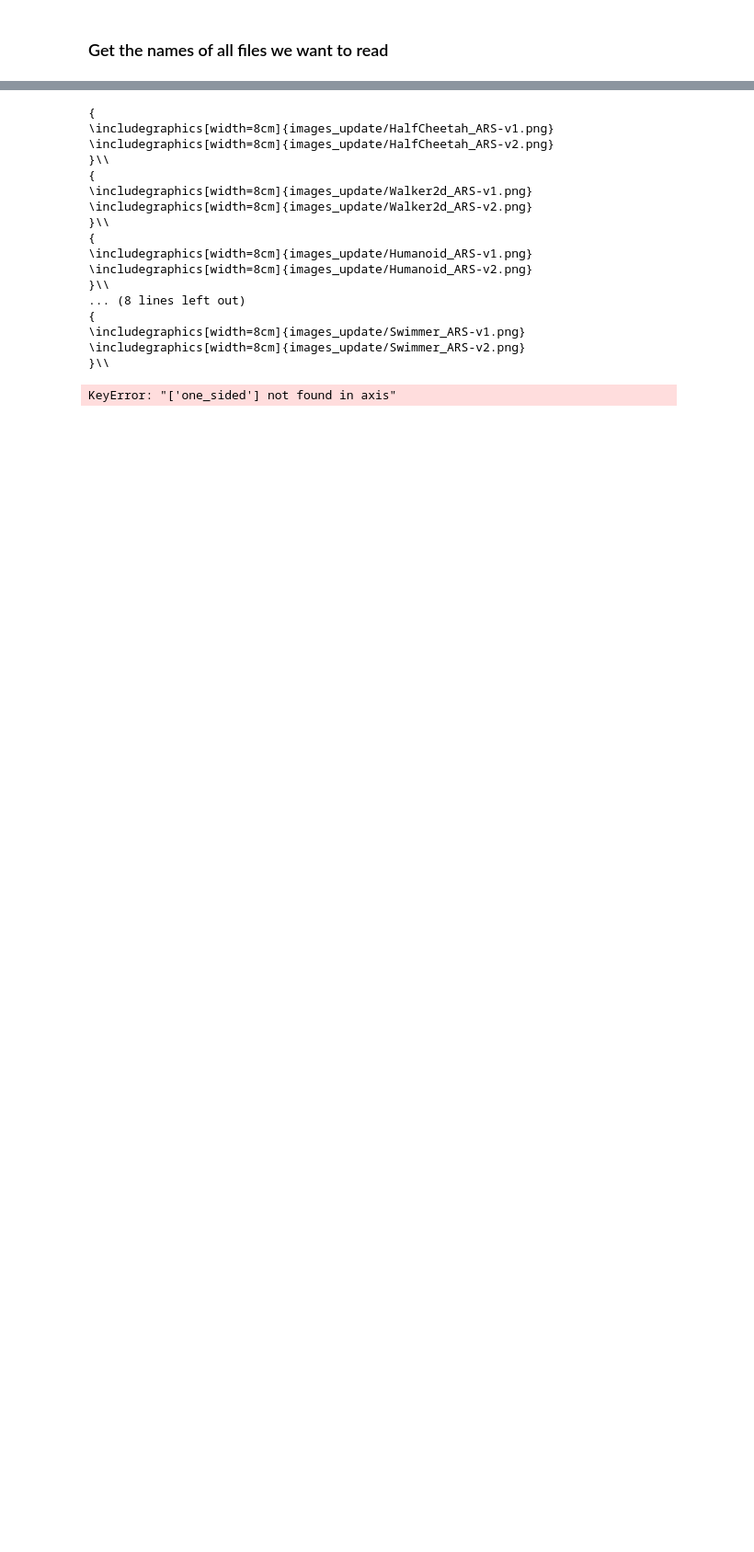
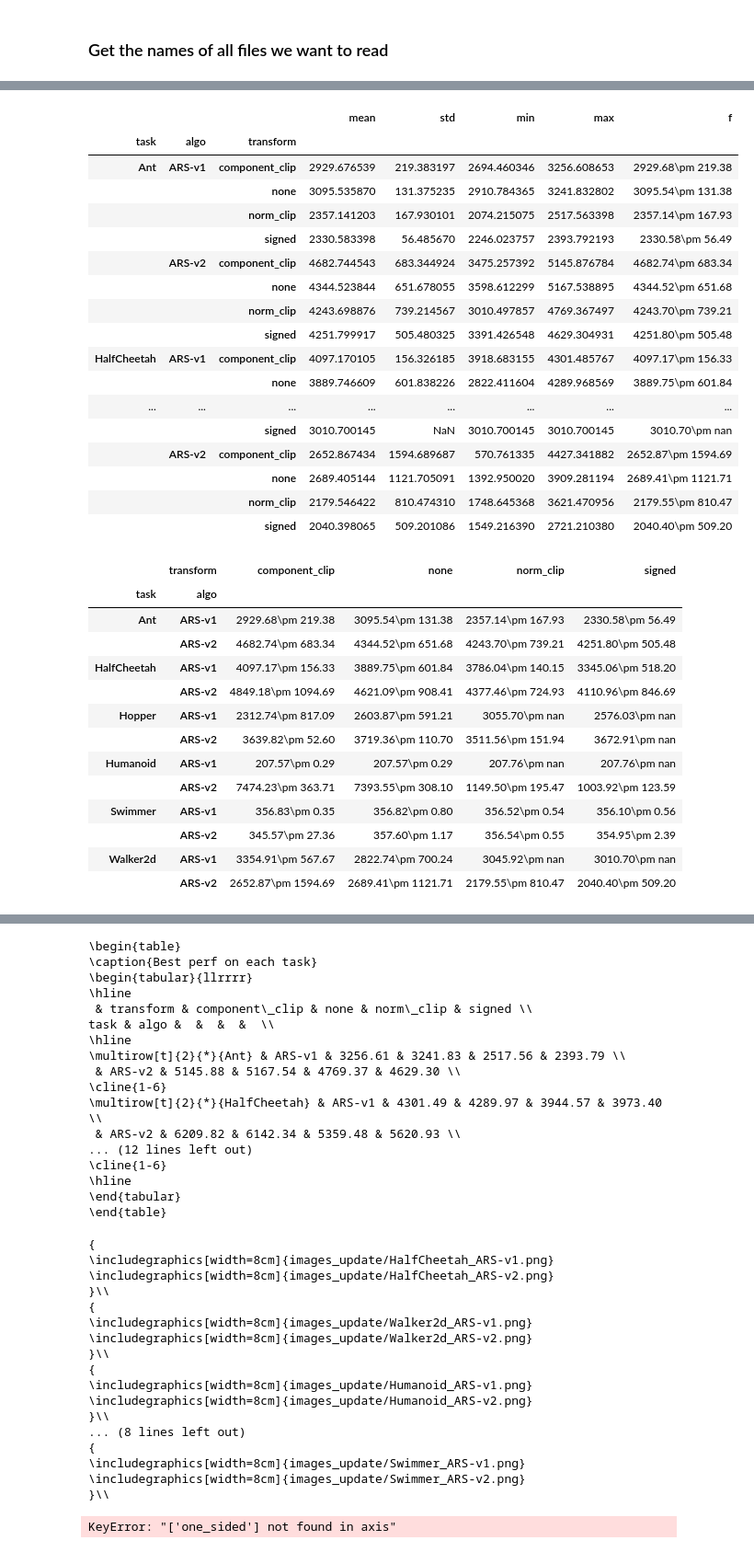
Before and after one commit to deepakhr1999/ARS, a Jupyter notebook: code/plot_hparam_grid.ipynb, the cells around one changed output, grey strips where cells are left out. Shown at 92% size. Saved outputs shown, nothing was run; the diff lists cells and outputs as text; code cells hidden in the pictures; blank space fills up the shorter version.

Commit message:
added table for seeded runs: mean+-std, max

```diff
--- a/code/plot_hparam_grid.ipynb
+++ b/code/plot_hparam_grid.ipynb
@@ -129,0 +130,59 @@ task & algo &  &  &  &  \\
+# %%
+def f(x):
+    return f"{x['mean']:.2f}\\pm {x['std']:.2f}"
+out = best_data.groupby(["task", "algo", "transform"]).reward.agg(['mean', 'std','min', 'max'])#
+out['f'] = out.apply(f, axis=1)
+display(out)
+
+best_perf = pd.pivot_table(
+    out.reset_index(),
+    index=["task", "algo"],
+    columns=["transform"],
+    values="f",
+    aggfunc='first'
+).round(2)
+display(best_perf)
+print(to_paper(best_perf, "Performance on each task", index=True))
+
+best_perf = pd.pivot_table(
+    out.reset_index(),
+    index=["task", "algo"],
+    columns=["transform"],
+    values="max",
+    aggfunc='first'
+).round(2)
+display(best_perf)
+print(to_paper(best_perf, "Best perf on each task", index=True))
+# %% [output]
+|  |  |  | mean | std | min | max | f |
+| task | algo | transform |  |  |  |  |  |
+| Ant | ARS-v1 | component_clip | 2929.676539 | 219.383197 | 2694.460346 | 3256.608653 | 2929.68\pm 219.38 |
+|  |  | none | 3095.535870 | 131.375235 | 2910.784365 | 3241.832802 | 3095.54\pm 131.38 |
+|  |  | norm_clip | 2357.141203 | 167.930101 | 2074.215075 | 2517.563398 | 2357.14\pm 167.93 |
+|  |  | signed | 2330.583398 | 56.485670 | 2246.023757 | 2393.792193 | 2330.58\pm 56.49 |
+|  | ARS-v2 | component_clip | 4682.744543 | 683.344924 | 3475.257392 | 5145.876784 | 4682.74\pm 683.34 |
+|  |  | none | 4344.523844 | 651.678055 | 3598.612299 | 5167.538895 | 4344.52\pm 651.68 |
+|  |  | norm_clip | 4243.698876 | 739.214567 | 3010.497857 | 4769.367497 | 4243.70\pm 739.21 |
+|  |  | signed | 4251.799917 | 505.480325 | 3391.426548 | 4629.304931 | 4251.80\pm 505.48 |
+| HalfCheetah | ARS-v1 | component_clip | 4097.170105 | 156.326185 | 3918.683155 | 4301.485767 | 4097.17\pm 156.33 |
+|  |  | none | 3889.746609 | 601.838226 | 2822.411604 | 4289.968569 | 3889.75\pm 601.84 |
+| ... | ... | ... | ... | ... | ... | ... | ... |
+|  |  | signed | 3010.700145 | NaN | 3010.700145 | 3010.700145 | 3010.70\pm nan |
+|  | ARS-v2 | component_clip | 2652.867434 | 1594.689687 | 570.761335 | 4427.341882 | 2652.87\pm 1594.69 |
+|  |  | none | 2689.405144 | 1121.705091 | 1392.950020 | 3909.281194 | 2689.41\pm 1121.71 |
+|  |  | norm_clip | 2179.546422 | 810.474310 | 1748.645368 | 3621.470956 | 2179.55\pm 810.47 |
+|  |  | signed | 2040.398065 | 509.201086 | 1549.216390 | 2721.210380 | 2040.40\pm 509.20 |
+|  | transform | component_clip | none | norm_clip | signed |
+| task | algo |  |  |  |  |
+| Ant | ARS-v1 | 2929.68\pm 219.38 | 3095.54\pm 131.38 | 2357.14\pm 167.93 | 2330.58\pm 56.49 |
+|  | ARS-v2 | 4682.74\pm 683.34 | 4344.52\pm 651.68 | 4243.70\pm 739.21 | 4251.80\pm 505.48 |
+| HalfCheetah | ARS-v1 | 4097.17\pm 156.33 | 3889.75\pm 601.84 | 3786.04\pm 140.15 | 3345.06\pm 518.20 |
+|  | ARS-v2 | 4849.18\pm 1094.69 | 4621.09\pm 908.41 | 4377.46\pm 724.93 | 4110.96\pm 846.69 |
+| Hopper | ARS-v1 | 2312.74\pm 817.09 | 2603.87\pm 591.21 | 3055.70\pm nan | 2576.03\pm nan |
+|  | ARS-v2 | 3639.82\pm 52.60 | 3719.36\pm 110.70 | 3511.56\pm 151.94 | 3672.91\pm nan |
+| Humanoid | ARS-v1 | 207.57\pm 0.29 | 207.57\pm 0.29 | 207.76\pm nan | 207.76\pm nan |
+|  | ARS-v2 | 7474.23\pm 363.71 | 7393.55\pm 308.10 | 1149.50\pm 195.47 | 1003.92\pm 123.59 |
+| Swimmer | ARS-v1 | 356.83\pm 0.35 | 356.82\pm 0.80 | 356.52\pm 0.54 | 356.10\pm 0.56 |
+|  | ARS-v2 | 345.57\pm 27.36 | 357.60\pm 1.17 | 356.54\pm 0.55 | 354.95\pm 2.39 |
+| Walker2d | ARS-v1 | 3354.91\pm 567.67 | 2822.74\pm 700.24 | 3045.92\pm nan | 3010.70\pm nan |
+|  | ARS-v2 | 2652.87\pm 1594.69 | 2689.41\pm 1121.71 | 2179.55\pm 810.47 | 2040.40\pm 509.20 |
@@ -130,3 +220,20 @@ task & algo &  &  &  &  \\
+\begin{table}
+\caption{Best perf on each task}
+\begin{tabular}{llrrrr}
+\hline
+ & transform & component\_clip & none & norm\_clip & signed \\
+task & algo &  &  &  &  \\
+\hline
+\multirow[t]{2}{*}{Ant} & ARS-v1 & 3256.61 & 3241.83 & 2517.56 & 2393.79 \\
+ & ARS-v2 & 5145.88 & 5167.54 & 4769.37 & 4629.30 \\
+\cline{1-6}
+\multirow[t]{2}{*}{HalfCheetah} & ARS-v1 & 4301.49 & 4289.97 & 3944.57 & 3973.40 \\
+ & ARS-v2 & 6209.82 & 6142.34 & 5359.48 & 5620.93 \\
+... (12 lines left out)
+\cline{1-6}
+\hline
+\end{tabular}
+\end{table}
 # %%
 for (task, algo), data1 in best_data.groupby(["task", "algo"]):
 
```
Also changed, not shown: parts of 6 cells of this notebook, 1 other file.
